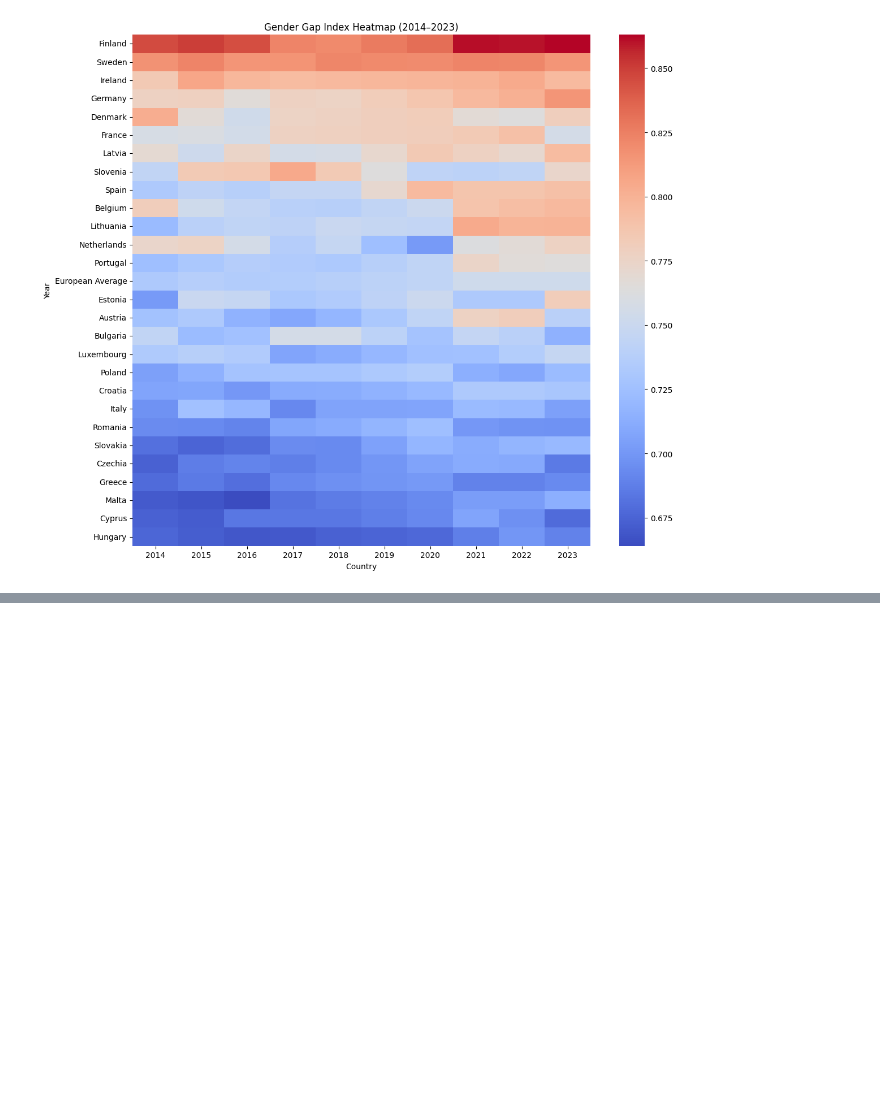
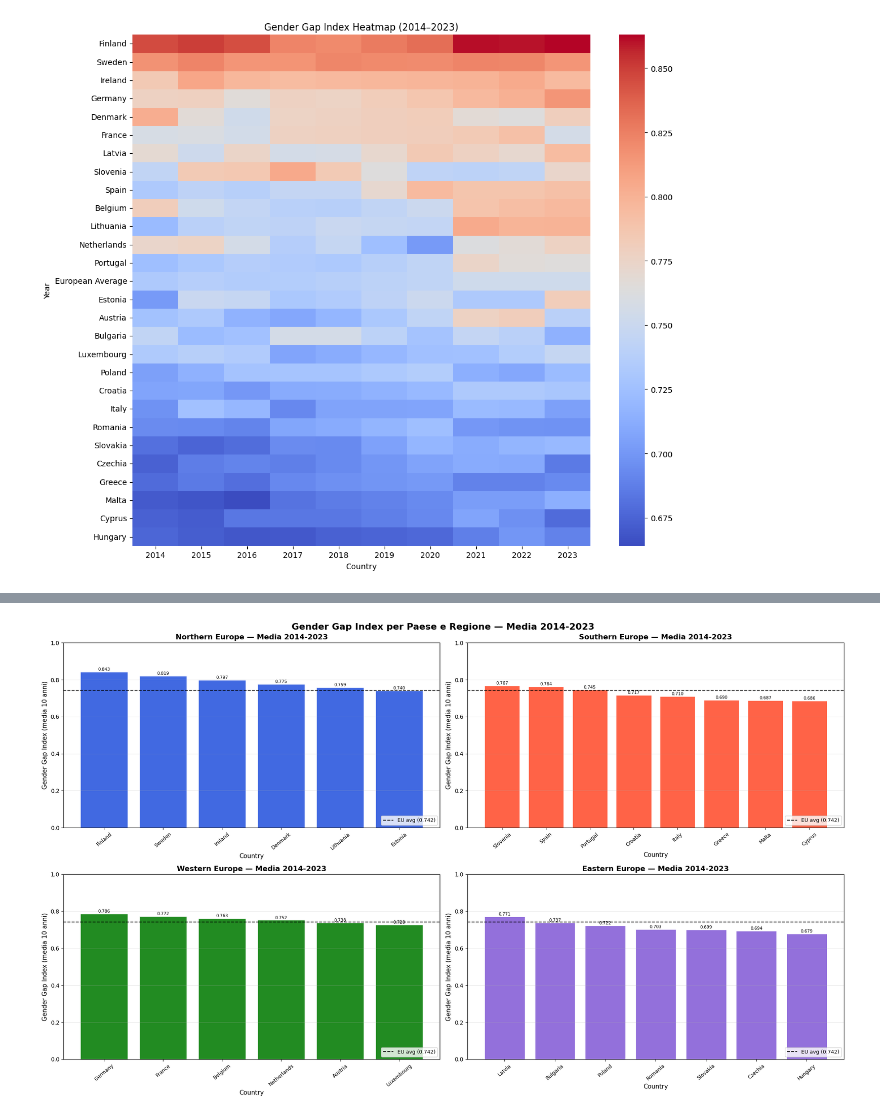
Before and after one commit to giuliodamico/Gender-Inequality-Index-vs-Female-jail-population, a Jupyter notebook: notebooks/Gender_index_graph.ipynb, the cells around one changed output, grey strips where cells are left out. Drawn from its saved outputs; the diff is of its cells as text; code cells hidden in the pictures; blank space fills up the shorter version.

Commit message:
Black Hat - White Hat

```diff
--- a/notebooks/Gender_index_graph.ipynb
+++ b/notebooks/Gender_index_graph.ipynb
@@ -202,0 +203,40 @@ plt.tight_layout()
+# %%
+# 4 subplots — un paese per tacca sull'asse x, media 2014-2023 in y
+fig, axes = plt.subplots(2, 2, figsize=(20, 12))
+axes = axes.flatten()
+
+eu_avg = gender_data['European Average'].mean()
+
+for ax, (region, (countries, color)) in zip(axes, regions.items()):
+    available = [c for c in countries if c in gender_data.columns]
+    if not available:
+        ax.set_visible(False)
+        continue
+
+    values = gender_data[available].mean(axis=0).sort_values(ascending=False)
+
+    bars = ax.bar(values.index, values.values, color=color, edgecolor='white', linewidth=0.6)
+
+    for bar, val in zip(bars, values.values):
+        ax.text(
+            bar.get_x() + bar.get_width() / 2,
+            bar.get_height() + 0.002,
+            f'{val:.3f}',
+            ha='center', va='bottom', fontsize=7.5
+        )
+
+    ax.axhline(eu_avg, color='black', linewidth=1.4, linestyle='--', label=f'EU avg ({eu_avg:.3f})')
+
+    ax.set_title(f'{region} Europe — Media 2014-2023', fontsize=13, fontweight='bold')
+    ax.set_xlabel('Country', fontsize=11)
+    ax.set_ylabel('Gender Gap Index (media 10 anni)', fontsize=11)
+    ax.set_ylim(0.0, 1.0)
+    ax.tick_params(axis='x', rotation=40, labelsize=9)
+    ax.grid(axis='y', alpha=0.3)
+    ax.legend(fontsize=9, loc='lower right')
+
+fig.suptitle('Gender Gap Index per Paese e Regione — Media 2014-2023',
+             fontsize=16, fontweight='bold')
+plt.tight_layout()
+# %% [output]
+[figure, added]
```
Also changed, not shown: parts of 1 cell of this notebook.
